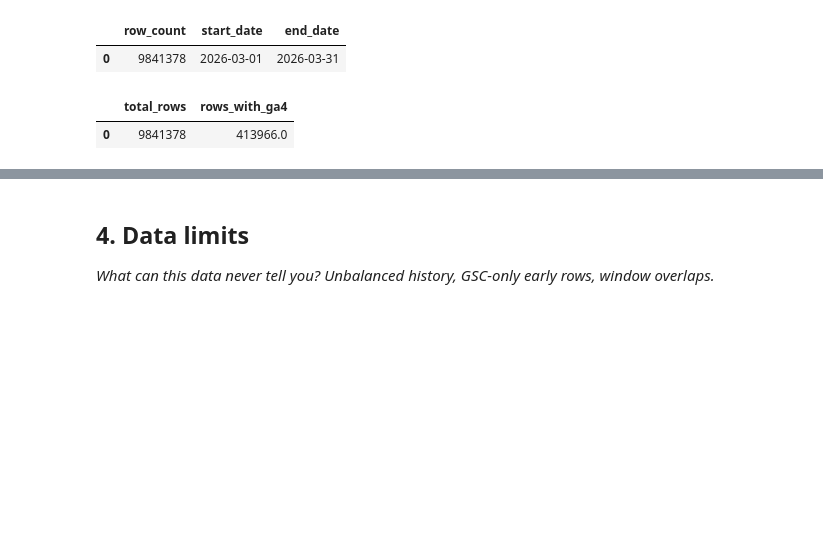
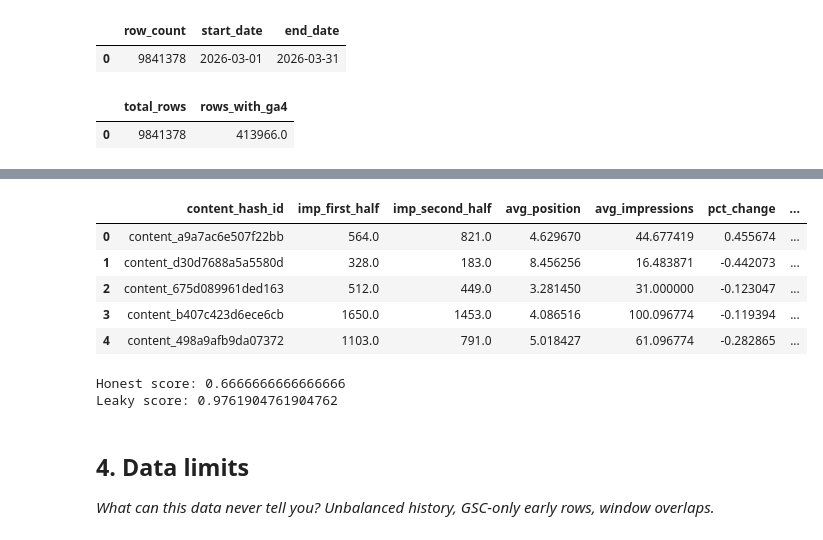
Before and after one commit to AbdullahRasheed452/ML-Internship, a Jupyter notebook: work/notebooks/w03_data_contract.ipynb, the cells around one changed output, grey strips where cells are left out. Cells and saved outputs as stored; diff of their text form; code cells hidden in the pictures; blank space fills up the shorter version.

```diff
--- a/work/notebooks/w03_data_contract.ipynb
+++ b/work/notebooks/w03_data_contract.ipynb
@@ -38,13 +38,7 @@ con.execute(f"CREATE OR REPLACE SECRET hf (TYPE huggingface, TOKEN '{HF_TOKEN}')
 
 REL = 'hf://datasets/FlyRank/internship-warehouse'
 TABLES = {
-    'dim_clients':                f"read_parquet('{REL}/dim_clients.parquet')",
-    'dim_content':                f"read_parquet('{REL}/dim_content.parquet')",
-    'fact_daily':                 f"read_parquet('{REL}/fact_content_daily_performance/**/*.parquet')",
-    'fact_daily_sample':          f"read_parquet('{REL}/fact_content_daily_performance_sample.parquet')",
-    'fact_query_90d':             f"read_parquet('{REL}/fact_content_query_90d.parquet')",
+    'dim_clients': f"read_parquet('{REL}/dim_clients.parquet')",
+    'dim_content': f"read_parquet('{REL}/dim_content.parquet')",
+    'fact_daily': f"read_parquet('{REL}/fact_content_daily_performance/**/*.parquet')",
 }
-
-for name, src in TABLES.items():
-    n = con.sql(f'SELECT COUNT(*) FROM {src}').fetchone()[0]
-    print(f'{name:22} {n:>12,} rows')
@@ -135,0 +134,50 @@ availability_check
+# %%
+labeled_frame = con.sql(f"""
+    SELECT content_hash_id,
+           SUM(CASE WHEN report_date < '2026-03-16' THEN gsc_impressions ELSE 0 END) AS imp_first_half,
+           SUM(CASE WHEN report_date >= '2026-03-16' THEN gsc_impressions ELSE 0 END) AS imp_second_half,
+           AVG(gsc_avg_position) AS avg_position,
+           AVG(gsc_impressions) AS avg_impressions
+    FROM {TABLES['fact_daily']}
+    WHERE report_date >= '2026-03-01' AND report_date < '2026-04-01'
+    GROUP BY content_hash_id
+    HAVING imp_first_half >= 10
+    LIMIT 2000
+""").df()
+
+labeled_frame['pct_change'] = (labeled_frame['imp_second_half'] - labeled_frame['imp_first_half']) / labeled_frame['imp_first_half']
+labeled_frame['is_declining'] = (labeled_frame['pct_change'] < -0.2).astype(int)
+labeled_frame = labeled_frame.dropna()
+
+labeled_frame.head()
+# %% [output]
+|  | content_hash_id | imp_first_half | imp_second_half | avg_position | avg_impressions | pct_change | ... |
+| 0 | content_a9a7ac6e507f22bb | 564.0 | 821.0 | 4.629670 | 44.677419 | 0.455674 | ... |
+| 1 | content_d30d7688a5a5580d | 328.0 | 183.0 | 8.456256 | 16.483871 | -0.442073 | ... |
+| 2 | content_675d089961ded163 | 512.0 | 449.0 | 3.281450 | 31.000000 | -0.123047 | ... |
+| 3 | content_b407c423d6ece6cb | 1650.0 | 1453.0 | 4.086516 | 100.096774 | -0.119394 | ... |
+| 4 | content_498a9afb9da07372 | 1103.0 | 791.0 | 5.018427 | 61.096774 | -0.282865 | ... |
+# %%
+from sklearn.tree import DecisionTreeClassifier
+from sklearn.model_selection import train_test_split
+from sklearn.metrics import precision_score
+
+# Honest model: no leaky column
+honest_features = ['avg_position', 'avg_impressions']
+X = labeled_frame[honest_features]
+y = labeled_frame['is_declining']
+
+X_train, X_test, y_train, y_test = train_test_split(X, y, test_size=0.3, random_state=42)
+model = DecisionTreeClassifier(max_depth=3, random_state=42).fit(X_train, y_train)
+print("Honest score:", precision_score(y_test, model.predict(X_test)))
+
+# Leaky model: add pct_change, which is literally what the label is built from
+leaky_features = honest_features + ['pct_change']
+X_leak = labeled_frame[leaky_features]
+
+X_train_l, X_test_l, y_train_l, y_test_l = train_test_split(X_leak, y, test_size=0.3, random_state=42)
+leaky_model = DecisionTreeClassifier(max_depth=3, random_state=42).fit(X_train_l, y_train_l)
+print("Leaky score:", precision_score(y_test_l, leaky_model.predict(X_test_l)))
+# %% [output]
+Honest score: 0.6666666666666666
+Leaky score: 0.9761904761904762
```
Also changed, not shown: parts of 15 cells of this notebook.
